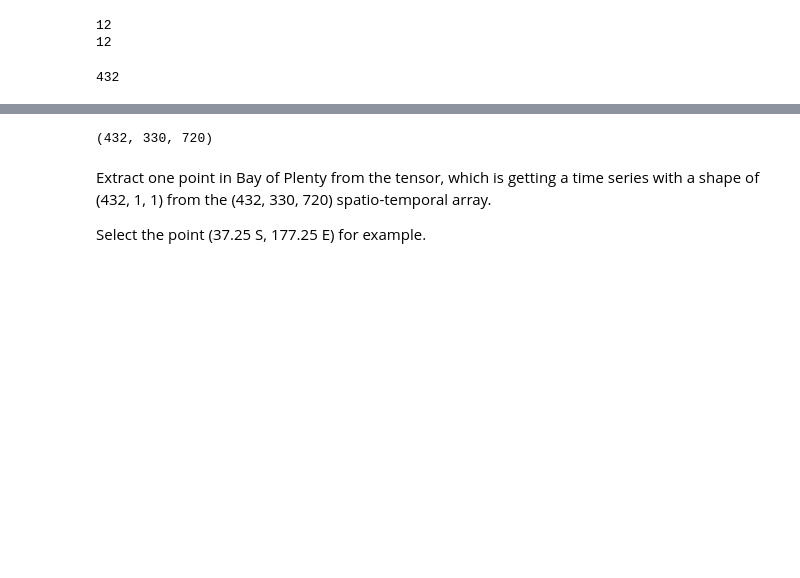
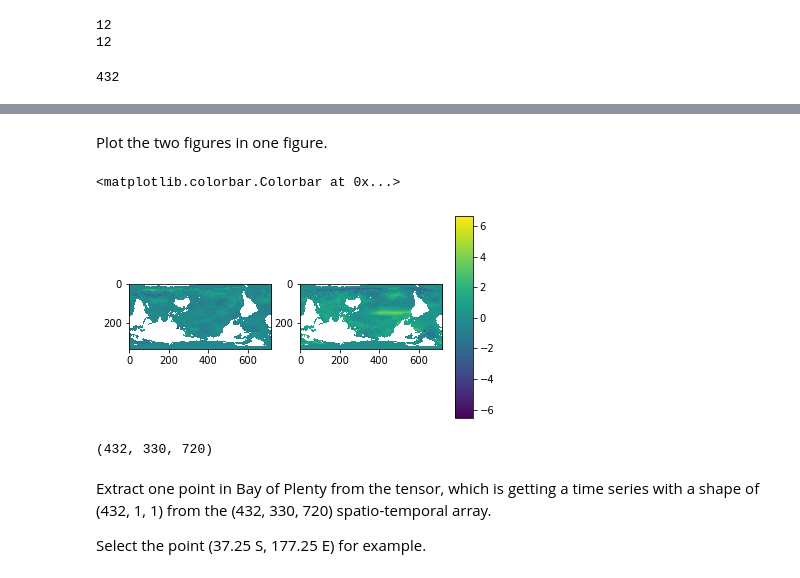
Before and after one commit to ding05/gnn_cnn_ocean_temp_forecasting, a Jupyter notebook: preprocessing_c.ipynb, the cells around one changed output, grey strips where cells are left out. Drawn from its saved outputs; the diff is of its cells as text; code cells hidden in the pictures; blank space fills up the shorter version.

```diff
--- a/preprocessing_c.ipynb
+++ b/preprocessing_c.ipynb
@@ -376,3 +376,17 @@ plt.show()
+# %% [markdown]
+Plot the two figures in one figure.
+# %%
+fig, axes = plt.subplots(nrows=1, ncols=2)
+
+im1 = axes[0].imshow(soda_sst_anomaly_list[11], interpolation="nearest", origin="upper")
+im2 = axes[1].imshow(soda_sst_anomaly_list[431], interpolation="nearest", origin="upper")
+
+fig.subplots_adjust(right=0.85)
+cbar_ax = fig.add_axes([0.88, 0.15, 0.04, 0.7])
+fig.colorbar(im2, cax=cbar_ax)
+# %% [output]
+<matplotlib.colorbar.Colorbar at 0x...>
+[figure, added]
 # %%
 soda_sst_anomaly = np.array(soda_sst_anomaly_list)
 # %%
```
Also changed, not shown: parts of 3 cells of this notebook.
